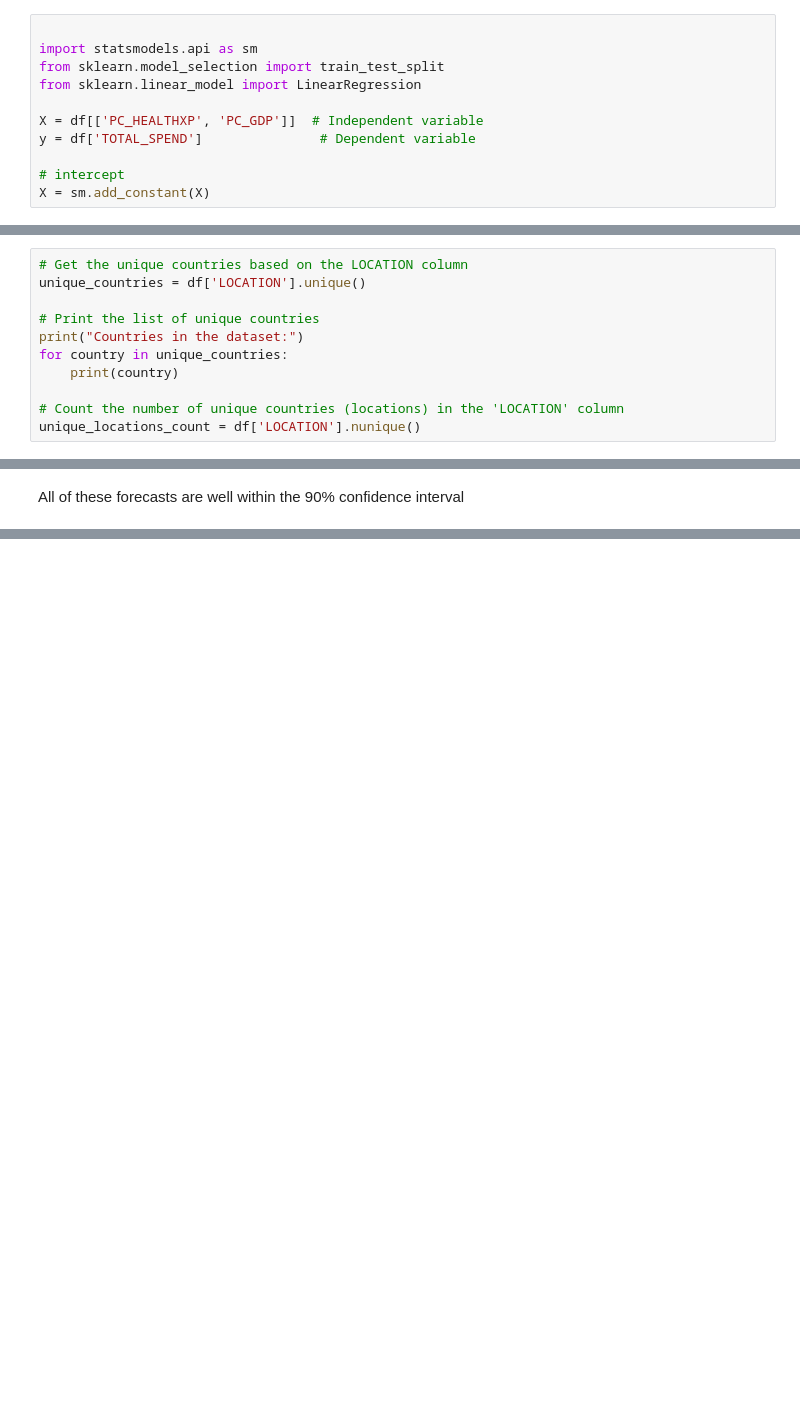
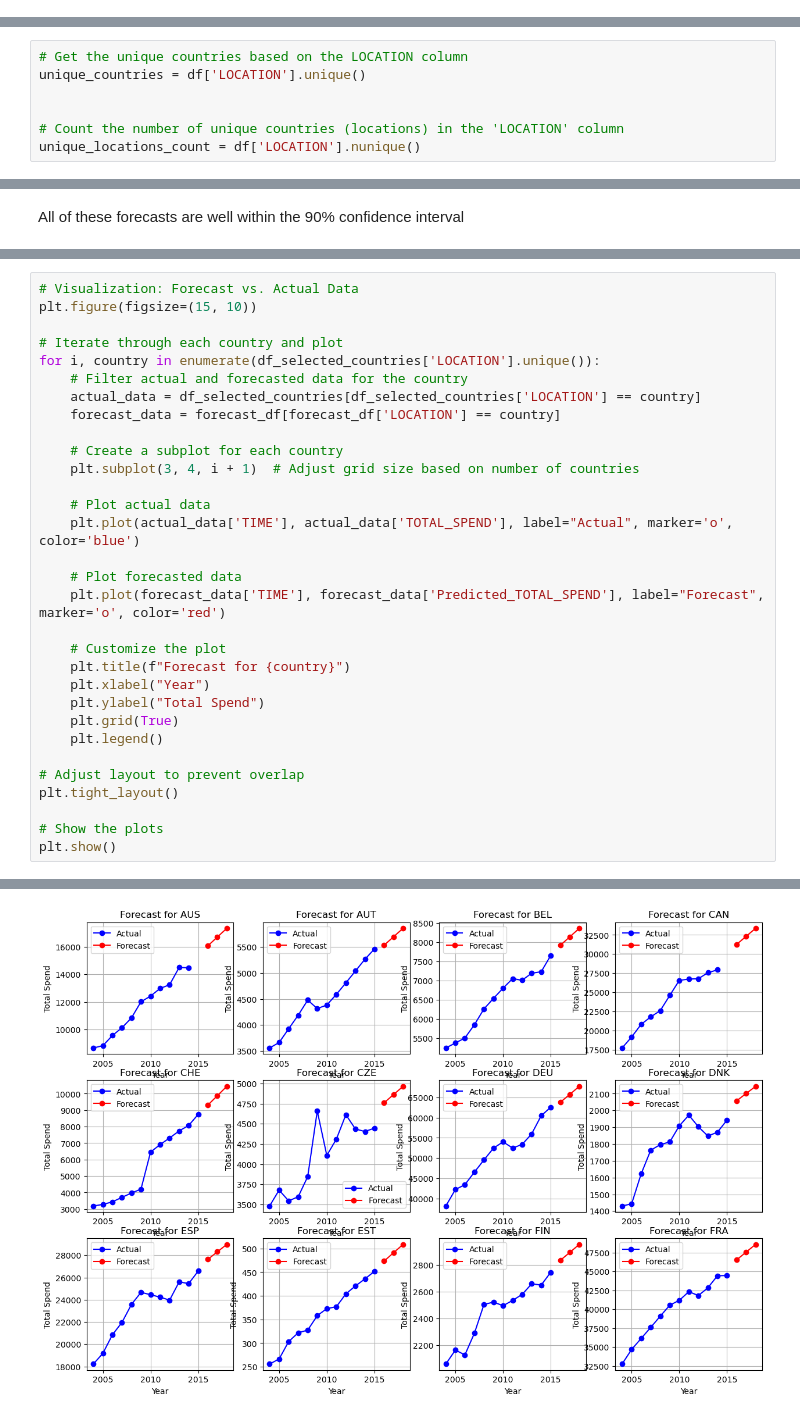
Before and after one commit to amlloren/Pharma-Spending-by-Countries, a Jupyter notebook: Analysis Part 2.ipynb, the cells around one changed output, grey strips where cells are left out. Drawn from its saved outputs; the diff is of its cells as text; blank space fills up the shorter version.

Commit message:
Cleaner version of Linear regression

```diff
--- a/Analysis Part 2.ipynb
+++ b/Analysis Part 2.ipynb
@@ -12,11 +7,0 @@ Hypothesis:    Can we predict total pharmaceutical spending based on health spen
-# %%
-
-import statsmodels.api as sm
-from sklearn.model_selection import train_test_split
-from sklearn.linear_model import LinearRegression
-
-X = df[['PC_HEALTHXP', 'PC_GDP']]  # Independent variable
-y = df['TOTAL_SPEND']               # Dependent variable
-
-# intercept
-X = sm.add_constant(X)
@@ -57,10 +24,6 @@ sseperate countries based on gdp, then use the highest ones with the most data t
 # Get the unique countries based on the LOCATION column
 unique_countries = df['LOCATION'].unique()
 
-# Print the list of unique countries
-print("Countries in the dataset:")
-for country in unique_countries:
-    print(country)
 
 # Count the number of unique countries (locations) in the 'LOCATION' column
 unique_locations_count = df['LOCATION'].nunique()
@@ -967,0 +871,32 @@ All of these forecasts are well within the 90% confidence interval
+# %%
+# Visualization: Forecast vs. Actual Data
+plt.figure(figsize=(15, 10))
+
+# Iterate through each country and plot
+for i, country in enumerate(df_selected_countries['LOCATION'].unique()):
+    # Filter actual and forecasted data for the country
+    actual_data = df_selected_countries[df_selected_countries['LOCATION'] == country]
+    forecast_data = forecast_df[forecast_df['LOCATION'] == country]
+
+    # Create a subplot for each country
+    plt.subplot(3, 4, i + 1)  # Adjust grid size based on number of countries
+
+    # Plot actual data
+    plt.plot(actual_data['TIME'], actual_data['TOTAL_SPEND'], label="Actual", marker='o', color='blue')
+
+    # Plot forecasted data
+    plt.plot(forecast_data['TIME'], forecast_data['Predicted_TOTAL_SPEND'], label="Forecast", marker='o', color='red')
+
+    # Customize the plot
+    plt.title(f"Forecast for {country}")
+    plt.xlabel("Year")
+    plt.ylabel("Total Spend")
+    plt.grid(True)
+    plt.legend()
+
+# Adjust layout to prevent overlap
+plt.tight_layout()
+
+# Show the plots
+plt.show()
+# %% [output]
@@ -967,0 +904 @@ All of these forecasts are well within the 90% confidence interval
+[figure, added]
```
Also changed, not shown: parts of 29 cells of this notebook.
